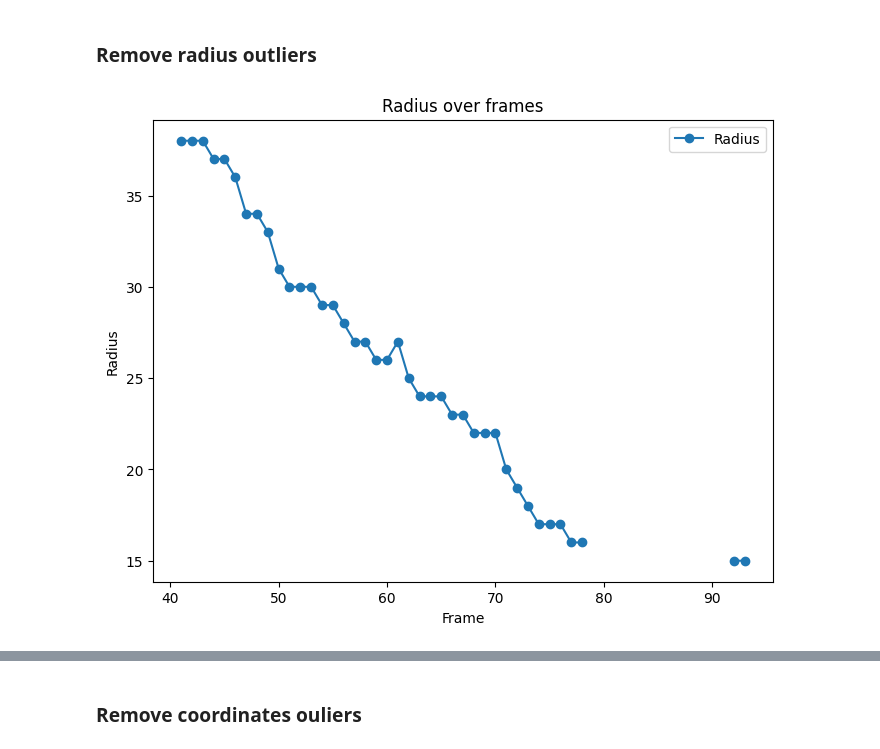
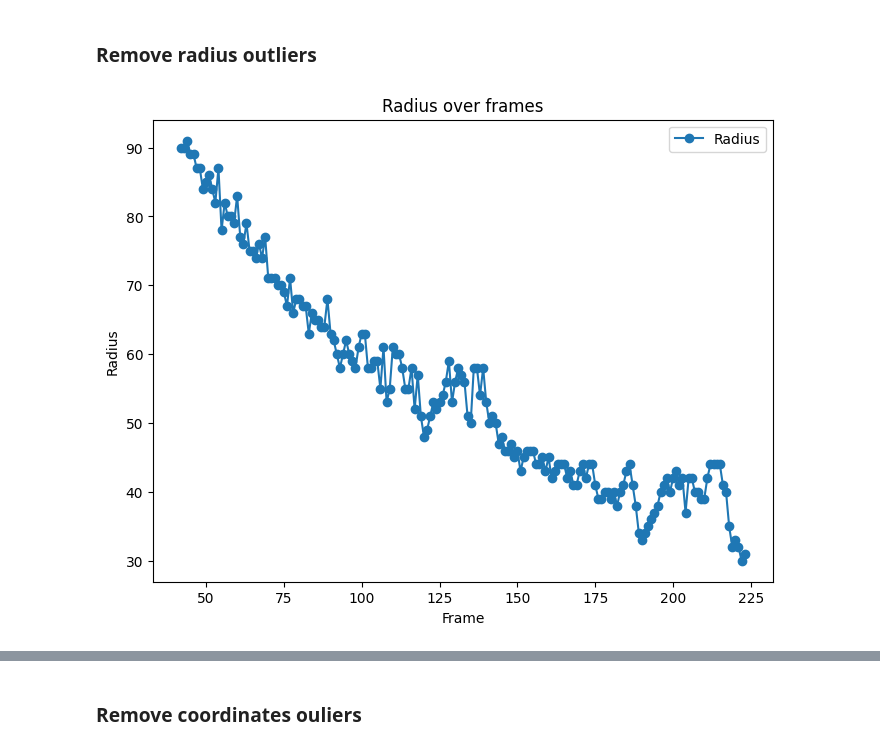
Before and after one commit to CorraPiano/bowling-analysis, a Jupyter notebook: notebook/ball_detection/Post-processing_outliers_1.ipynb, the cells around one changed output, grey strips where cells are left out. Saved outputs shown, nothing was run; the diff lists cells and outputs as text; code cells hidden in the pictures.

```diff
--- a/notebook/ball_detection/Post-processing_outliers_1.ipynb
+++ b/notebook/ball_detection/Post-processing_outliers_1.ipynb
@@ -172,14 +172,14 @@ def plot_comparison_radius(df, df_cleaned):
 # %% [markdown]
 ### Remove radius outliers
 # %%
-VIDEO_NUMBER = "1"
+VIDEO_NUMBER = "2"
 PROJECT_ROOT = Path().resolve().parent.parent
 CSV_POSITIONS_FILE_PATH = str(PROJECT_ROOT / "notebook" / "ball_detection" / "intermediate_data" / f"Circle_positions_raw_{VIDEO_NUMBER}.csv")
 
 df = pd.read_csv(CSV_POSITIONS_FILE_PATH)
 plot_radius(df)
 # %% [output]
-[figure, old version]
+[figure, new version]
 # %%
 def decreasing_func(x, a, b, c):
     return a * np.exp(-b * x) + c  # Pure exponential decay function
```
Also changed, not shown: parts of 3 cells of this notebook, 29 other files.
